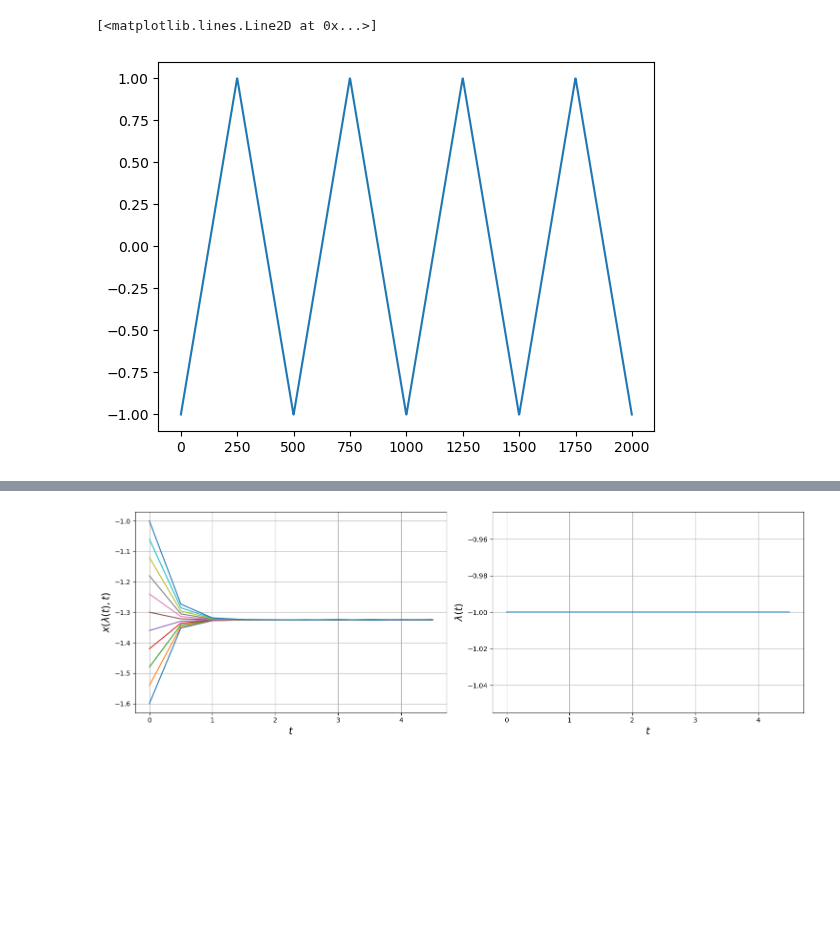
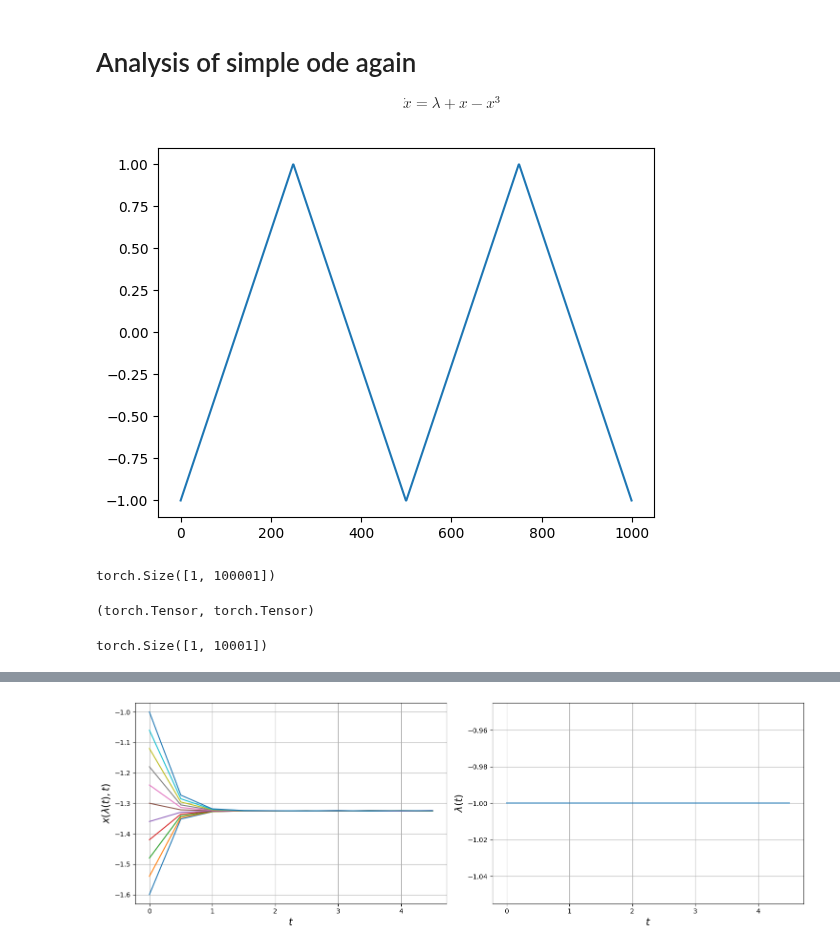
Before and after one commit to MalachiteWind/stable_node_control, a Jupyter notebook: notebooks/transient_data/transient_features.ipynb, the cells around one changed output, grey strips where cells are left out. Cells and saved outputs as stored; diff of their text form; code cells hidden in the pictures; blank space fills up the shorter version.

```diff
--- a/notebooks/transient_data/transient_features.ipynb
+++ b/notebooks/transient_data/transient_features.ipynb
@@ -64,17 +24,20 @@ def simulate_steady_state(
+# %% [markdown]
+# Analysis of simple ode again
+$$\dot{x} = \lambda + x - x^3$$
 # %%
 lam_start = -1
 lam_end = 1
 
 n_points = 250
 
 lam_increase = np.linspace(lam_start,lam_end, n_points)
 lam_decrease = np.linspace(lam_end, lam_start, n_points)
 
-lam = np.hstack((lam_increase,lam_decrease))
-repeat = 2
+lam_np = np.hstack((lam_increase,lam_decrease))
+repeat = 1
 for _ in range(repeat):
-    lam = np.hstack((lam, lam))
-plt.plot(lam)
+    lam_np = np.hstack((lam_np, lam_np))
+plt.plot(lam_np)
+plt.show()
 # %% [output]
-[<matplotlib.lines.Line2D at 0x...>]
-[figure, old version]
+[figure, new version]
@@ -80,0 +48,4 @@ plt.plot(lam)
+# %%
+X.shape
+# %% [output]
+torch.Size([1, 100001])
@@ -80,0 +57,4 @@ plt.plot(lam)
+# %%
+type(X_scaled), type(X)
+# %% [output]
+(torch.Tensor, torch.Tensor)
@@ -80,0 +67,4 @@ plt.plot(lam)
+# %%
+X_train.shape
+# %% [output]
+torch.Size([1, 10001])
```
Also changed, not shown: parts of 16 cells of this notebook, 4 other files.
